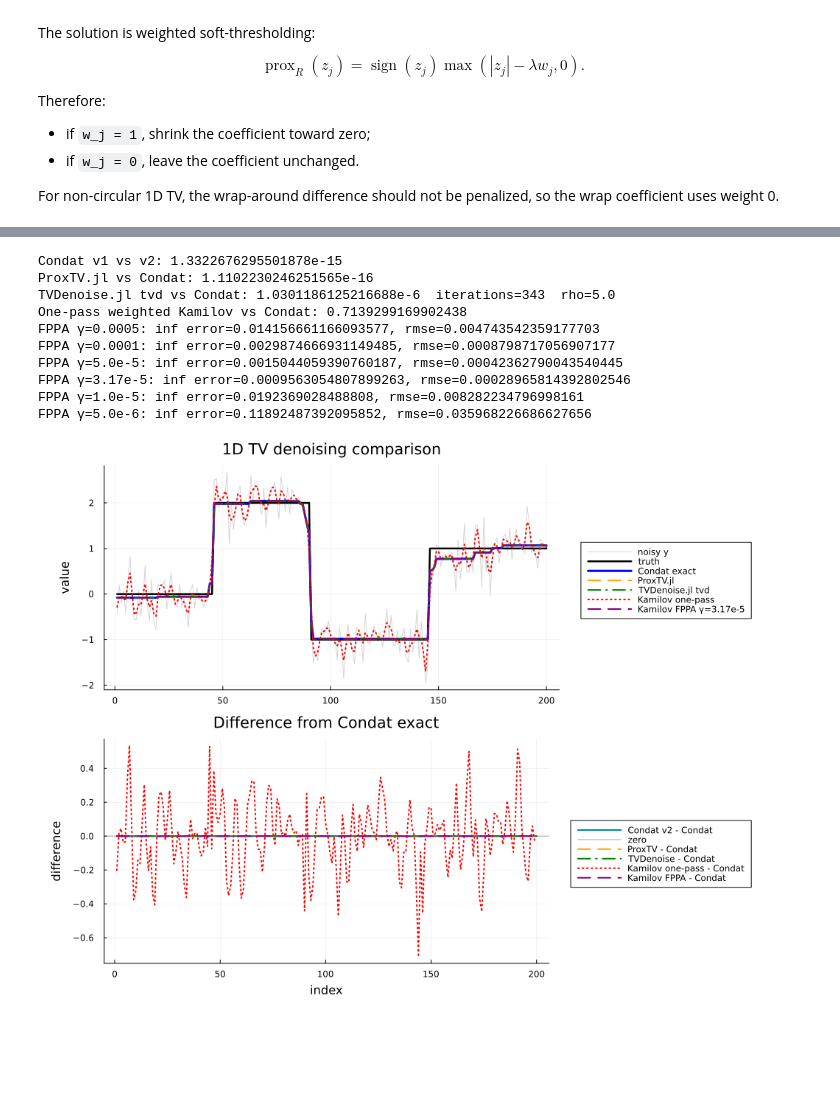
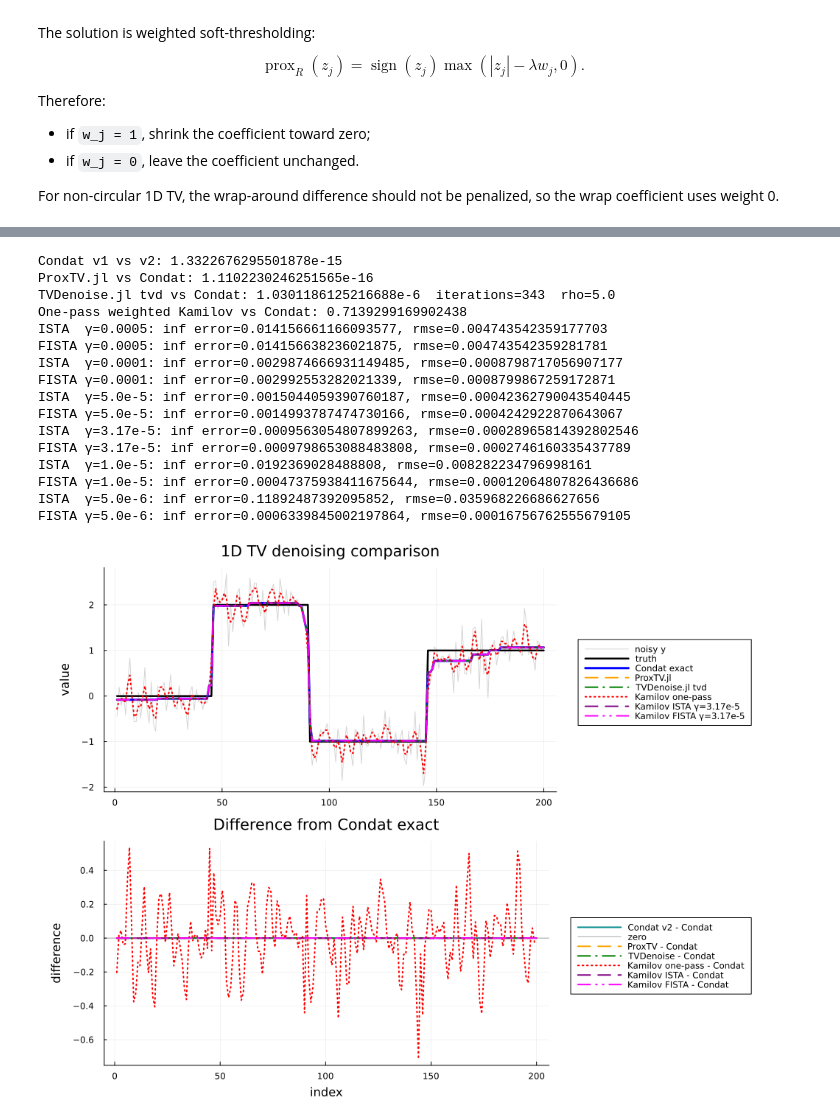
Before and after one commit to XiaochuanLyu/TVDenoising.jl, a Jupyter notebook: main1d.ipynb, the cells around one changed output, grey strips where cells are left out. Drawn from its saved outputs; the diff is of its cells as text; code cells hidden in the pictures; blank space fills up the shorter version.

```diff
--- a/main1d.ipynb
+++ b/main1d.ipynb
@@ -75,12 +75,15 @@ x_proxtv = proxtv_1d(y, λ)
 ρ_tvd = 5.0
 x_tvd, hist_tvd = tvd(y, λ, ρ_tvd; maxit=10000, tol=1e-8, verbose=false)
 
-tv1d_kamilov_denoise!(x_kamilov_onepass, y, λ)
+tv1d_kamilov_onepass!(x_kamilov_onepass, y, λ)
 
-# Diagnostic only: the paper's general FPPA form.
-# This is not the main non-iterative Kamilov formula and is not exact Condat TV.
+# Diagnostic only: Kamilov equations (18a)-(18b) are an ISTA/proximal-gradient iteration.
+# FISTA uses the same weighted Kamilov proximal step with Nesterov acceleration.
 gammas = [0.0005, 0.0001, 0.00005, 0.0000317, 0.00001, 0.000005]
-x_kamilov_fppa = Dict(γ => tv1d_kamilov_fppa(y, λ; γ=γ, maxiter=200000) for γ in gammas)
+ista_maxiter = 200000
+fista_maxiter = 20000
+x_kamilov_ista = Dict(γ => tv1d_kamilov_ista(y, λ; γ=γ, maxiter=ista_maxiter) for γ in gammas)
+x_kamilov_fista = Dict(γ => tv1d_kamilov_fista(y, λ; γ=γ, maxiter=fista_maxiter) for γ in gammas)
 
 println("Condat v1 vs v2: ", norm(x_condat_v1 - x_condat_v2, Inf))
 println("ProxTV.jl vs Condat: ", norm(x_proxtv - x_condat_v1, Inf))
@@ -88,25 +91,34 @@ println("TVDenoise.jl tvd vs Condat: ", norm(x_tvd - x_condat_v1, Inf),
         "  iterations=", hist_tvd.k, "  rho=", ρ_tvd)
 println("One-pass weighted Kamilov vs Condat: ", norm(x_kamilov_onepass - x_condat_v1, Inf))
 for γ in gammas
-    x = x_kamilov_fppa[γ]
-    println("FPPA γ=", γ, ": inf error=", norm(x - x_condat_v1, Inf), ", rmse=", rmse(x, x_condat_v1))
+    xi = x_kamilov_ista[γ]
+    xf = x_kamilov_fista[γ]
+    println("ISTA  γ=", γ, ": inf error=", norm(xi - x_condat_v1, Inf), ", rmse=", rmse(xi, x_condat_v1))
+    println("FISTA γ=", γ, ": inf error=", norm(xf - x_condat_v1, Inf), ", rmse=", rmse(xf, x_condat_v1))
 end
 # %% [output]
 Condat v1 vs v2: 1.3322676295501878e-15
 ProxTV.jl vs Condat: 1.1102230246251565e-16
 TVDenoise.jl tvd vs Condat: 1.0301186125216688e-6  iterations=343  rho=5.0
 One-pass weighted Kamilov vs Condat: 0.7139299169902438
-FPPA γ=0.0005: inf error=0.014156661166093577, rmse=0.004743542359177703
-FPPA γ=0.0001: inf error=0.0029874666931149485, rmse=0.0008798717056907177
-FPPA γ=5.0e-5: inf error=0.0015044059390760187, rmse=0.00042362790043540445
-FPPA γ=3.17e-5: inf error=0.0009563054807899263, rmse=0.00028965814392802546
-FPPA γ=1.0e-5: inf error=0.0192369028488808, rmse=0.008282234796998161
-FPPA γ=5.0e-6: inf error=0.11892487392095852, rmse=0.035968226686627656
+ISTA  γ=0.0005: inf error=0.014156661166093577, rmse=0.004743542359177703
+FISTA γ=0.0005: inf error=0.014156638236021875, rmse=0.004743542359281781
+ISTA  γ=0.0001: inf error=0.0029874666931149485, rmse=0.0008798717056907177
+FISTA γ=0.0001: inf error=0.002992553282021339, rmse=0.0008799867259172871
+ISTA  γ=5.0e-5: inf error=0.0015044059390760187, rmse=0.00042362790043540445
+FISTA γ=5.0e-5: inf error=0.0014993787474730166, rmse=0.0004242922870643067
+ISTA  γ=3.17e-5: inf error=0.0009563054807899263, rmse=0.00028965814392802546
+FISTA γ=3.17e-5: inf error=0.0009798653088483808, rmse=0.0002746160335437789
+ISTA  γ=1.0e-5: inf error=0.0192369028488808, rmse=0.008282234796998161
+FISTA γ=1.0e-5: inf error=0.00047375938411675644, rmse=0.00012064807826436686
+ISTA  γ=5.0e-6: inf error=0.11892487392095852, rmse=0.035968226686627656
+FISTA γ=5.0e-6: inf error=0.0006339845002197864, rmse=0.00016756762555679105
 # %%
 mkpath("figures")
 
 γ_plot = 0.0000317
-x_fppa_plot = x_kamilov_fppa[γ_plot]
+x_ista_plot = x_kamilov_ista[γ_plot]
+x_fista_plot = x_kamilov_fista[γ_plot]
 
 # Top panel: keep the signal readable. The exact/reference methods nearly overlap,
 # so use distinct line styles and put the legend outside the plotting area.
@@ -122,34 +134,36 @@ p_signal = plot(
     size=(920, 620),
 )
 plot!(p_signal, xtrue; label="truth", color=:black, linewidth=2.5)
 plot!(p_signal, x_condat_v1; label="Condat exact", color=:blue, linewidth=3)
 plot!(p_signal, x_proxtv; label="ProxTV.jl", color=:orange, linewidth=2, linestyle=:dash)
 plot!(p_signal, x_tvd; label="TVDenoise.jl tvd", color=:green, linewidth=2, linestyle=:dashdot)
 plot!(p_signal, x_kamilov_onepass; label="Kamilov one-pass", color=:red, linewidth=2, linestyle=:dot)
-plot!(p_signal, x_fppa_plot; label="Kamilov FPPA γ=$(γ_plot)", color=:purple, linewidth=2, linestyle=:dash)
+plot!(p_signal, x_ista_plot; label="Kamilov ISTA γ=$(γ_plot)", color=:purple, linewidth=2, linestyle=:dash)
+plot!(p_signal, x_fista_plot; label="Kamilov FISTA γ=$(γ_plot)", color=:magenta, linewidth=2, linestyle=:dashdotdot)
 
 # Bottom panel: compare differences from Condat directly.
 # This makes overlapping exact methods and Kamilov errors visible without cluttering the signal.
 p_error = plot(
     x_condat_v2 .- x_condat_v1;
     label="Condat v2 - Condat",
     color=:cyan4,
     linewidth=2,
     title="Difference from Condat exact",
     xlabel="index",
     ylabel="difference",
     legend=:outerright,
     size=(920, 620),
 )
 hline!(p_error, [0.0]; label="zero", color=:black, linewidth=1, linestyle=:solid, alpha=0.35)
 plot!(p_error, x_proxtv .- x_condat_v1; label="ProxTV - Condat", color=:orange, linewidth=2, linestyle=:dash)
 plot!(p_error, x_tvd .- x_condat_v1; label="TVDenoise - Condat", color=:green, linewidth=2, linestyle=:dashdot)
 plot!(p_error, x_kamilov_onepass .- x_condat_v1; label="Kamilov one-pass - Condat", color=:red, linewidth=2, linestyle=:dot)
-plot!(p_error, x_fppa_plot .- x_condat_v1; label="Kamilov FPPA - Condat", color=:purple, linewidth=2, linestyle=:dash)
+plot!(p_error, x_ista_plot .- x_condat_v1; label="Kamilov ISTA - Condat", color=:purple, linewidth=2, linestyle=:dash)
+plot!(p_error, x_fista_plot .- x_condat_v1; label="Kamilov FISTA - Condat", color=:magenta, linewidth=2, linestyle=:dashdotdot)
 
 p = plot(p_signal, p_error; layout=(2, 1), size=(980, 760), left_margin=6Plots.mm)
 savefig(p, "figures/main1d_signal.png")
 p
 # %% [output]
-[figure, old version]
+[figure, new version]
 # %%
```
Also changed, not shown: parts of 7 cells of this notebook, 20 other files.
